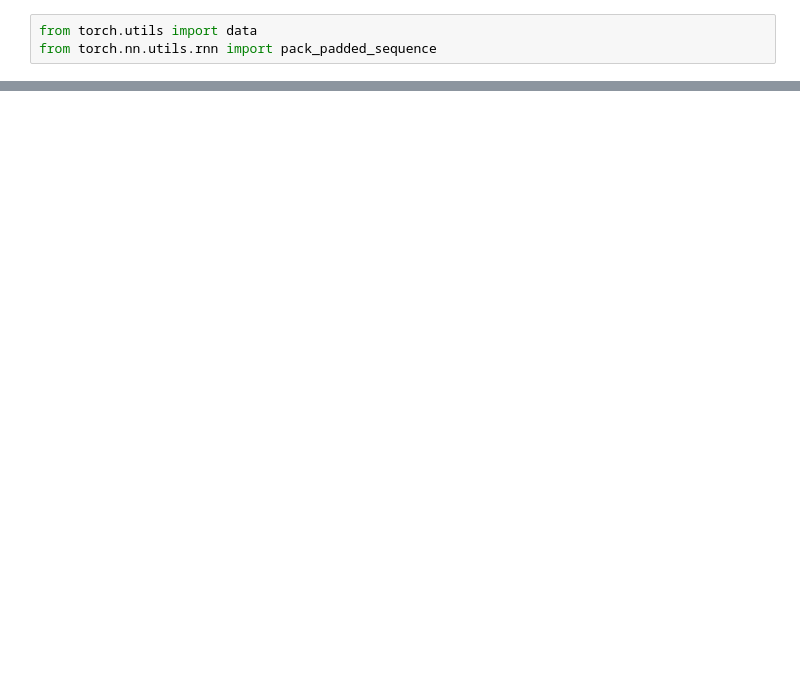
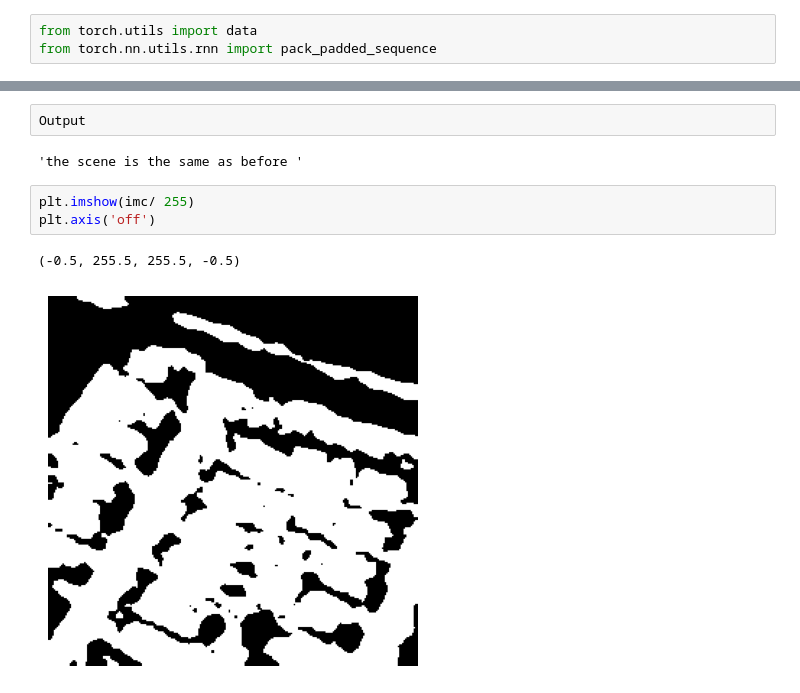
Before and after one commit to SirajTM2199/Remote-Sensing-Change-Captioning, a Jupyter notebook: New_Architecture.ipynb, the cells around one changed output, grey strips where cells are left out. Drawn from its saved outputs; the diff is of its cells as text; blank space fills up the shorter version.

```diff
--- a/New_Architecture.ipynb
+++ b/New_Architecture.ipynb
@@ -3738,0 +4008,10 @@ tensor([[[[  0,   0,   0, 255],
+# %%
+Output
+# %% [output]
+'the scene is the same as before '
+# %%
+plt.imshow(imc/ 255)
+plt.axis('off')
+# %% [output]
+(-0.5, 255.5, 255.5, -0.5)
+[figure, added]
```
Also changed, not shown: parts of 59 cells of this notebook, 1 other file.
